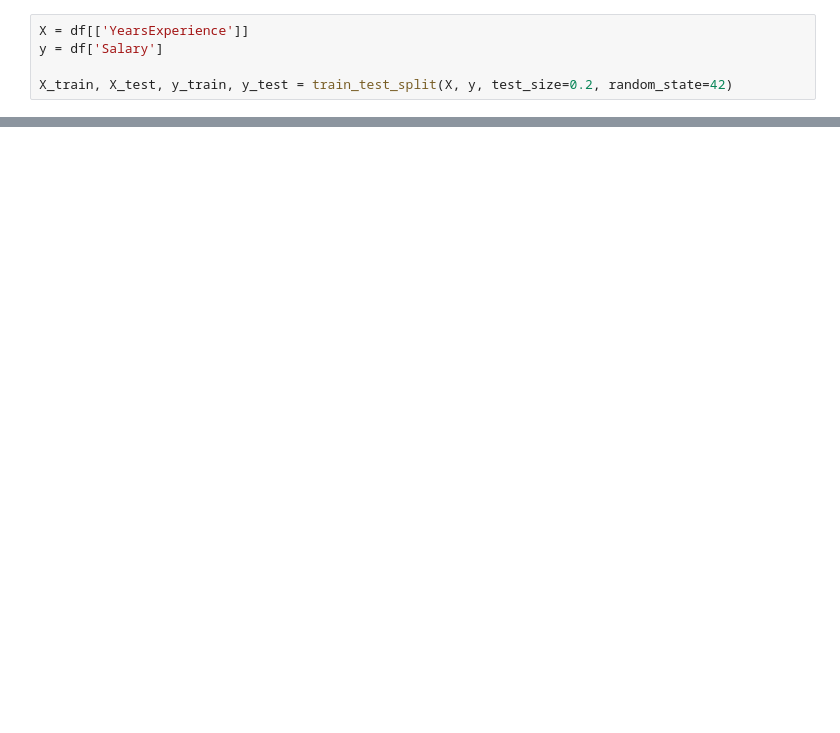
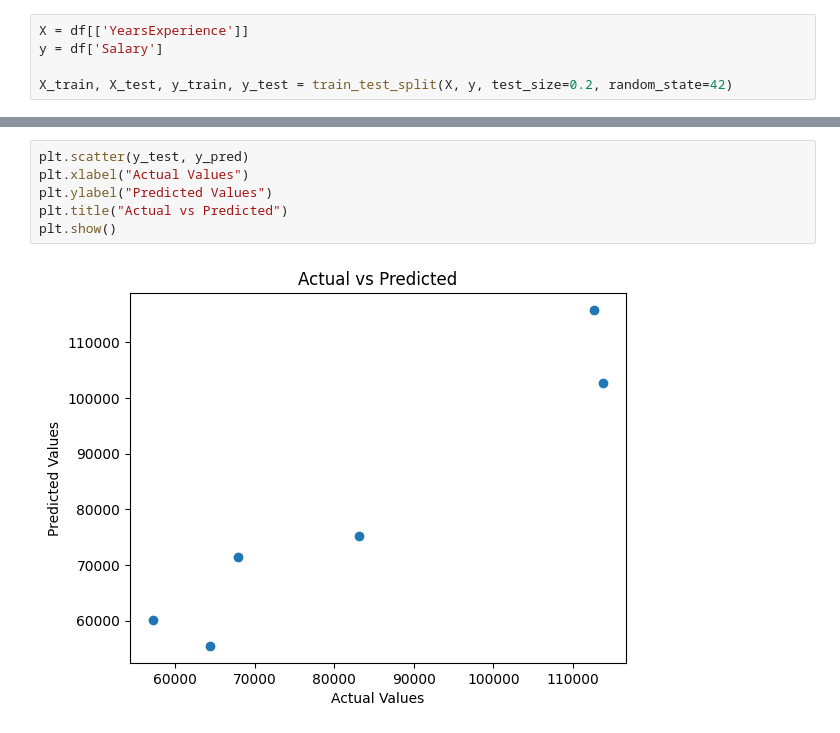
Before and after one commit to nevadapascolini14/regression, a Jupyter notebook: RegressionPractice.ipynb, the cells around one changed output, grey strips where cells are left out. Drawn from its saved outputs; the diff is of its cells as text; blank space fills up the shorter version.

```diff
--- a/RegressionPractice.ipynb
+++ b/RegressionPractice.ipynb
@@ -108,0 +213,8 @@ X_train, X_test, y_train, y_test = train_test_split(X, y, test_size=0.2, random_
+# %%
+plt.scatter(y_test, y_pred)
+plt.xlabel("Actual Values")
+plt.ylabel("Predicted Values")
+plt.title("Actual vs Predicted")
+plt.show()
+# %% [output]
+[figure, added]
```
Also changed, not shown: parts of 33 cells of this notebook.
